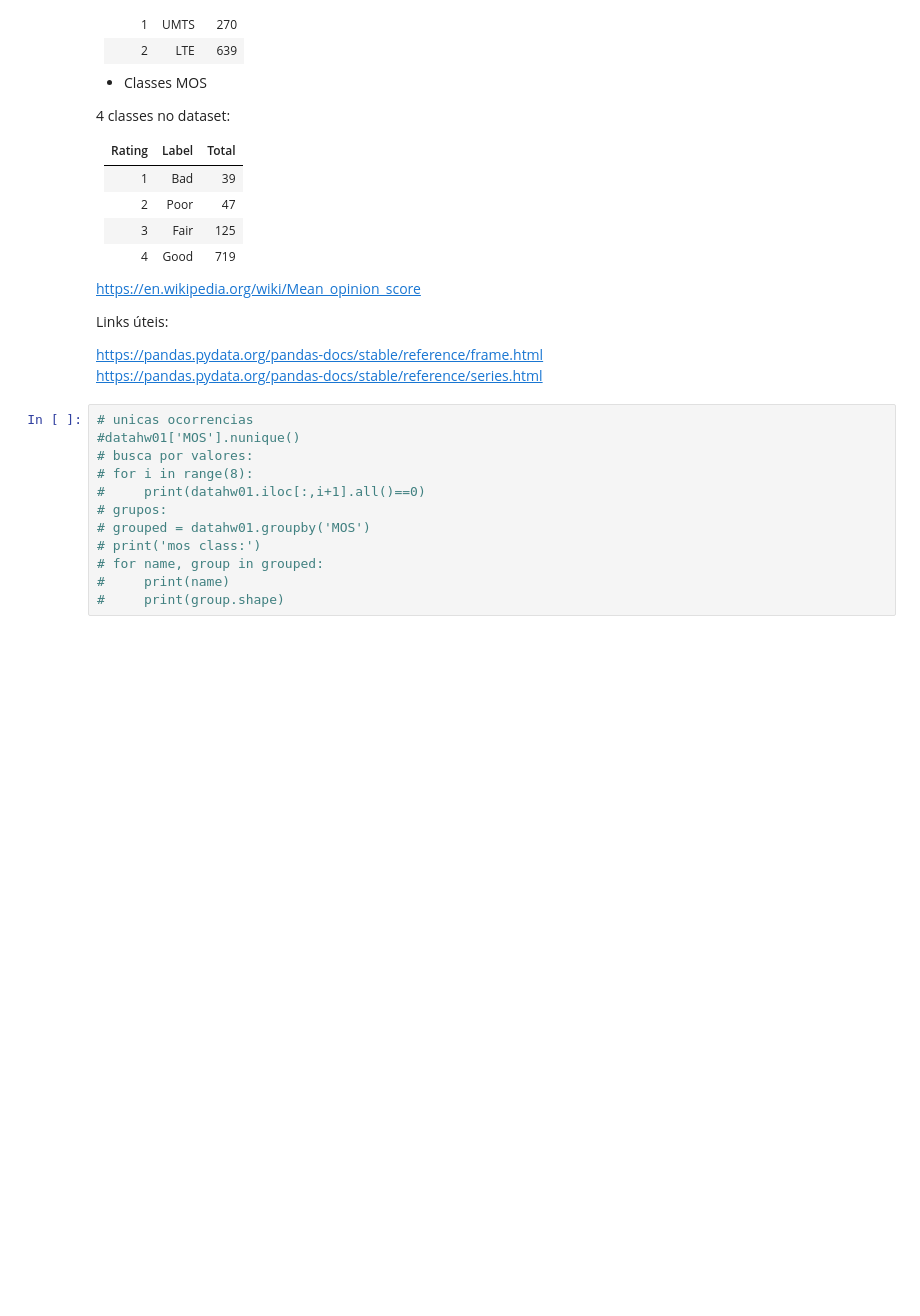
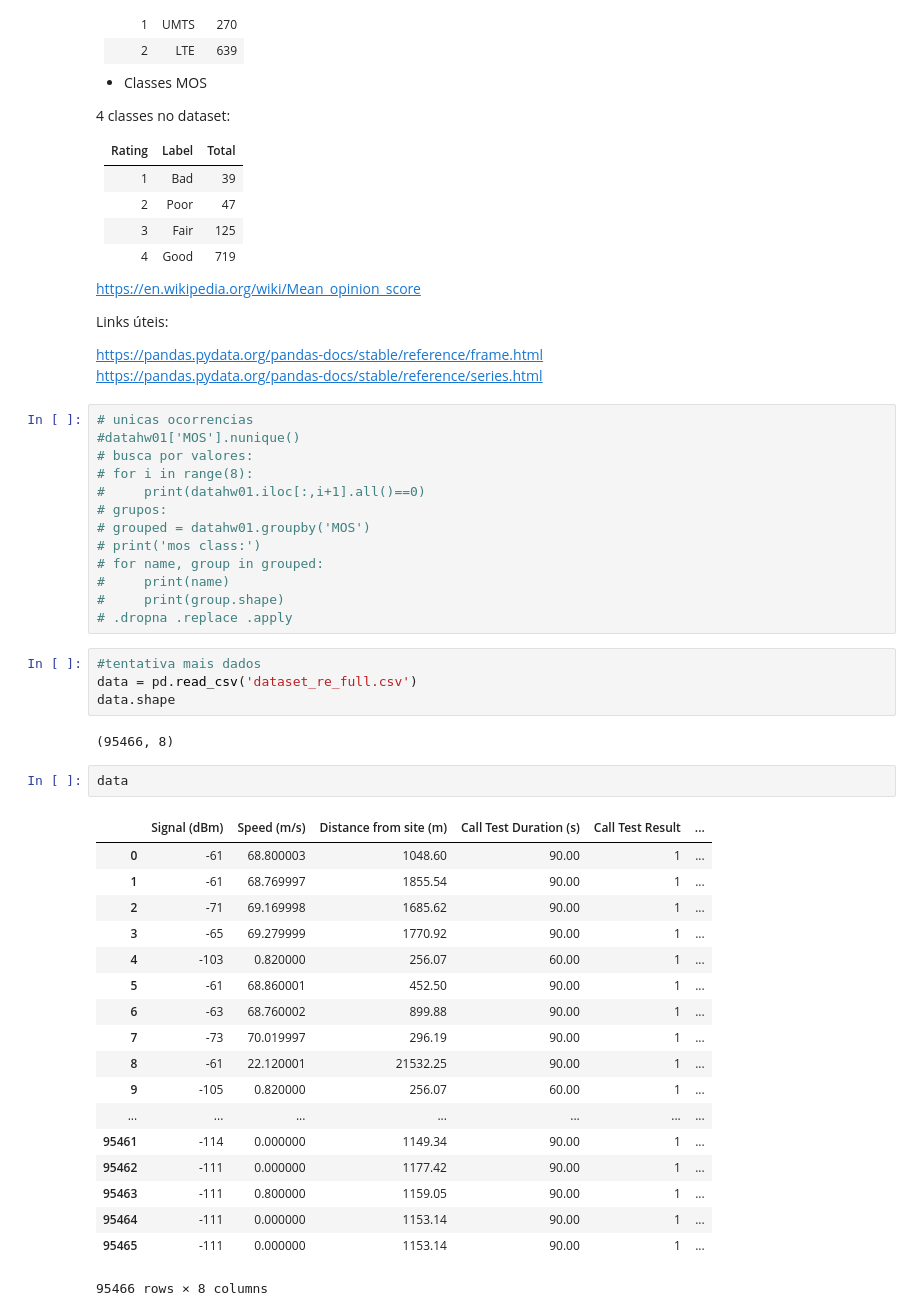
Before and after one commit to ezequiasjunior/ica2019.2, a Jupyter notebook: data_preprocess.ipynb, the cells around one changed output. Saved outputs shown, nothing was run; the diff lists cells and outputs as text; blank space fills up the shorter version.

```diff
--- a/data_preprocess.ipynb
+++ b/data_preprocess.ipynb
@@ -151,3 +155,31 @@ https://pandas.pydata.org/pandas-docs/stable/reference/series.html
 # for name, group in grouped:
 #     print(name)
 #     print(group.shape)
+# .dropna .replace .apply
+# %%
+#tentativa mais dados
+data = pd.read_csv('dataset_re_full.csv')
+data.shape
+# %% [output]
+(95466, 8)
+# %%
+data
+# %% [output]
+|  | Signal (dBm) | Speed (m/s) | Distance from site (m) | Call Test Duration (s) | Call Test Result | ... |
+| 0 | -61 | 68.800003 | 1048.60 | 90.00 | 1 | ... |
+| 1 | -61 | 68.769997 | 1855.54 | 90.00 | 1 | ... |
+| 2 | -71 | 69.169998 | 1685.62 | 90.00 | 1 | ... |
+| 3 | -65 | 69.279999 | 1770.92 | 90.00 | 1 | ... |
+| 4 | -103 | 0.820000 | 256.07 | 60.00 | 1 | ... |
+| 5 | -61 | 68.860001 | 452.50 | 90.00 | 1 | ... |
+| 6 | -63 | 68.760002 | 899.88 | 90.00 | 1 | ... |
+| 7 | -73 | 70.019997 | 296.19 | 90.00 | 1 | ... |
+| 8 | -61 | 22.120001 | 21532.25 | 90.00 | 1 | ... |
+| 9 | -105 | 0.820000 | 256.07 | 60.00 | 1 | ... |
+| ... | ... | ... | ... | ... | ... | ... |
+| 95461 | -114 | 0.000000 | 1149.34 | 90.00 | 1 | ... |
+| 95462 | -111 | 0.000000 | 1177.42 | 90.00 | 1 | ... |
+| 95463 | -111 | 0.800000 | 1159.05 | 90.00 | 1 | ... |
+| 95464 | -111 | 0.000000 | 1153.14 | 90.00 | 1 | ... |
+| 95465 | -111 | 0.000000 | 1153.14 | 90.00 | 1 | ... |
+95466 rows × 8 columns
```
Also changed, not shown: parts of 1 cell of this notebook, 1 other file.
